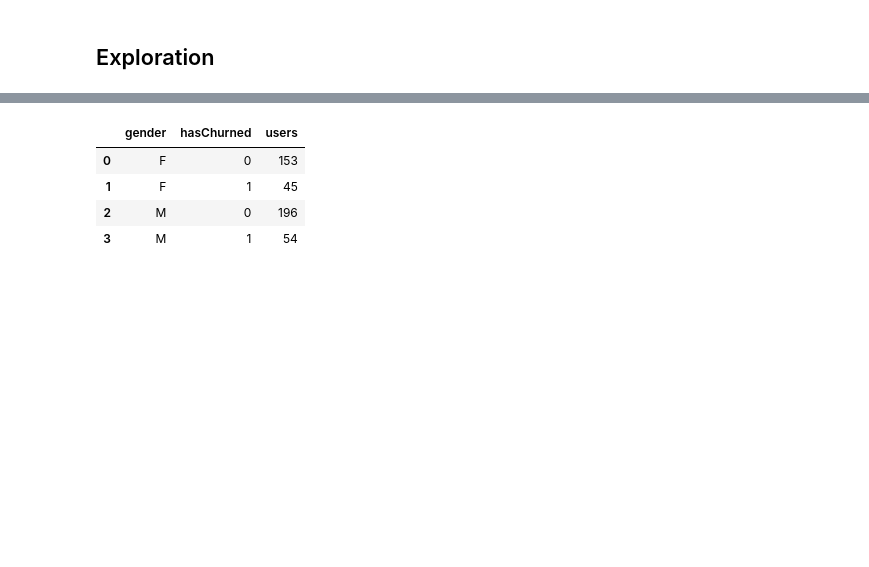
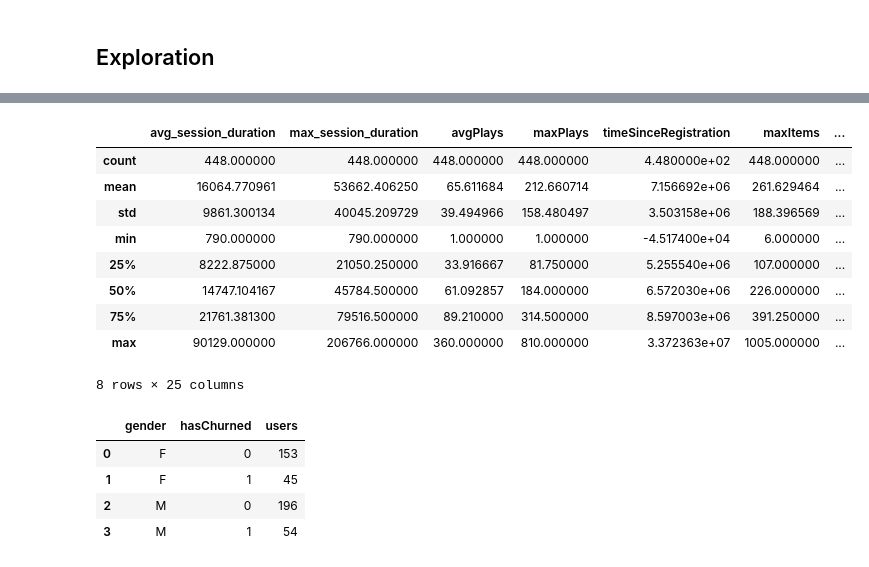
Before and after one commit to nils-R/udacity_datascience_nanodegree, a Jupyter notebook: term2/project_files/Capstone/Sparkify.ipynb, the cells around one changed output, grey strips where cells are left out. Drawn from its saved outputs; the diff is of its cells as text; code cells hidden in the pictures; blank space fills up the shorter version.

```diff
--- a/term2/project_files/Capstone/Sparkify.ipynb
+++ b/term2/project_files/Capstone/Sparkify.ipynb
@@ -264,4 +232,17 @@ dfp.describe(include=['O'])
 | freq | 1 | 209 | 448 | 250 | 62 |
+# %%
+dfp.describe(include=[np.number])
+# %% [output]
+|  | avg_session_duration | max_session_duration | avgPlays | maxPlays | timeSinceRegistration | maxItems | ... |
+| count | 448.000000 | 448.000000 | 448.000000 | 448.000000 | 4.480000e+02 | 448.000000 | ... |
+| mean | 16064.770961 | 53662.406250 | 65.611684 | 212.660714 | 7.156692e+06 | 261.629464 | ... |
+| std | 9861.300134 | 40045.209729 | 39.494966 | 158.480497 | 3.503158e+06 | 188.396569 | ... |
+| min | 790.000000 | 790.000000 | 1.000000 | 1.000000 | -4.517400e+04 | 6.000000 | ... |
+| 25% | 8222.875000 | 21050.250000 | 33.916667 | 81.750000 | 5.255540e+06 | 107.000000 | ... |
+| 50% | 14747.104167 | 45784.500000 | 61.092857 | 184.000000 | 6.572030e+06 | 226.000000 | ... |
+| 75% | 21761.381300 | 79516.500000 | 89.210000 | 314.500000 | 8.597003e+06 | 391.250000 | ... |
+| max | 90129.000000 | 206766.000000 | 360.000000 | 810.000000 | 3.372363e+07 | 1005.000000 | ... |
+8 rows × 25 columns
 # %%
 gender = dfp.groupby(['gender', 'hasChurned'])['userId'].count().reset_index().rename(columns={'userId':'users'}) #.plot(x='gender', kind='bar')
 sns.barplot(data=gender, x='gender', y ='users', hue='hasChurned');
```
Also changed, not shown: parts of 48 cells of this notebook, 1 other file.
